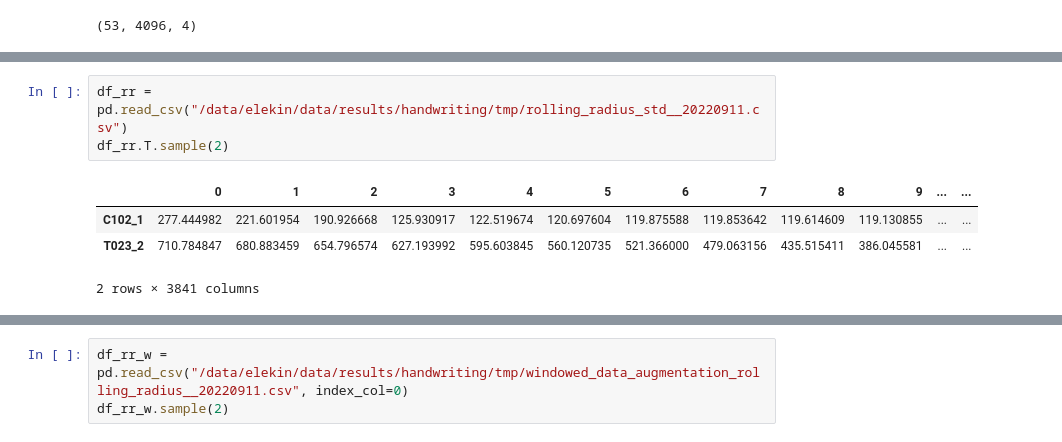
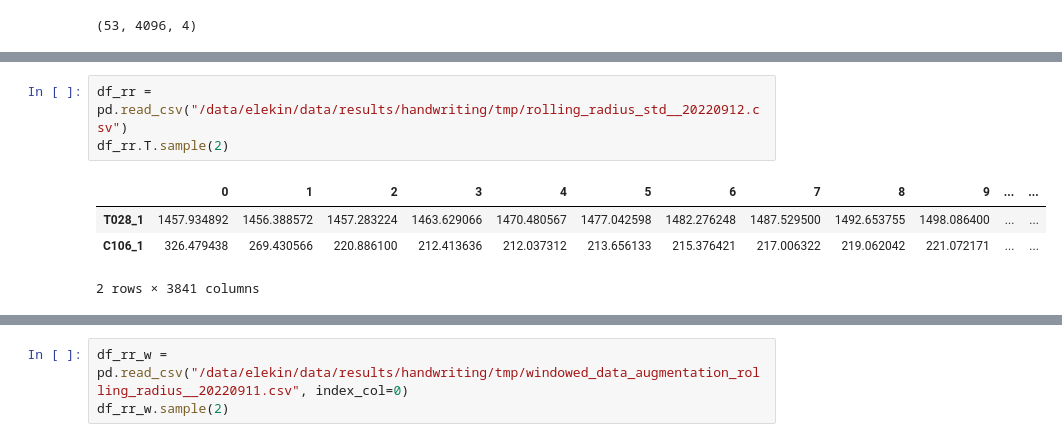
Before and after one commit to spolex/spiral, a Jupyter notebook: notebooks/202208_airflow_pipes_debugging.ipynb, the cells around one changed output, grey strips where cells are left out. Saved outputs shown, nothing was run; the diff lists cells and outputs as text.

```diff
--- a/notebooks/202208_airflow_pipes_debugging.ipynb
+++ b/notebooks/202208_airflow_pipes_debugging.ipynb
@@ -67,9 +92,9 @@ df_r.head(2)
 # %%
-df_rr = pd.read_csv("/data/elekin/data/results/handwriting/tmp/rolling_radius_std__20220911.csv")
+df_rr = pd.read_csv("/data/elekin/data/results/handwriting/tmp/rolling_radius_std__20220912.csv")
 df_rr.T.sample(2)
 # %% [output]
 |  | 0 | 1 | 2 | 3 | 4 | 5 | 6 | 7 | 8 | 9 | ... | ... |
-| C102_1 | 277.444982 | 221.601954 | 190.926668 | 125.930917 | 122.519674 | 120.697604 | 119.875588 | 119.853642 | 119.614609 | 119.130855 | ... | ... |
-| T023_2 | 710.784847 | 680.883459 | 654.796574 | 627.193992 | 595.603845 | 560.120735 | 521.366000 | 479.063156 | 435.515411 | 386.045581 | ... | ... |
+| T028_1 | 1457.934892 | 1456.388572 | 1457.283224 | 1463.629066 | 1470.480567 | 1477.042598 | 1482.276248 | 1487.529500 | 1492.653755 | 1498.086400 | ... | ... |
+| C106_1 | 326.479438 | 269.430566 | 220.886100 | 212.413636 | 212.037312 | 213.656133 | 215.376421 | 217.006322 | 219.062042 | 221.072171 | ... | ... |
 2 rows × 3841 columns
 # %%
```
Also changed, not shown: parts of 10 cells of this notebook, 22 other files.
